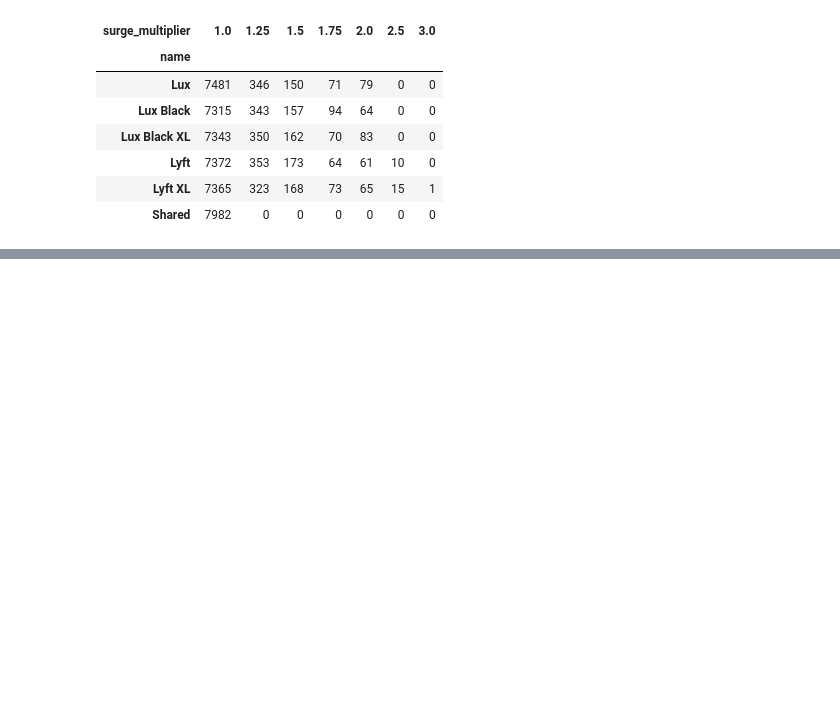
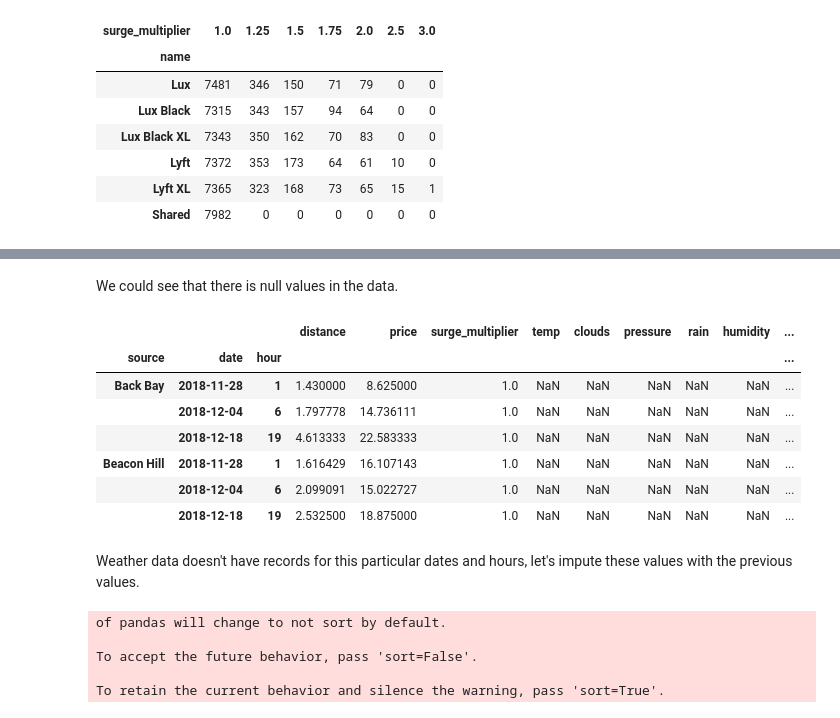
Before and after one commit to hc93/Uber-Lyft-Price-Prediction-With-Surge-Price, a Jupyter notebook: Final project.ipynb, the cells around one changed output, grey strips where cells are left out. Saved outputs shown, nothing was run; the diff lists cells and outputs as text; code cells hidden in the pictures; blank space fills up the shorter version.

```diff
--- a/Final project.ipynb
+++ b/Final project.ipynb
@@ -437,0 +629,9 @@ pd.crosstab(lyft['name'], lyft['surge_multiplier'])
+# %%
+# weather data supposed to contain 1 record per hour, since it has more than one values for few hours,
+# we took groupby average
+weather_data = weather_data.groupby(['location','date', 'hour']).mean()
+weather_data.reset_index(inplace=True)
+# %%
+#joining 2 datasets together
+merged_data = pd.merge(cab_data, weather_data, how='left', left_on=['source', 'date', 'hour'],
+        right_on=['location', 'date', 'hour'])
@@ -437,0 +658,46 @@ pd.crosstab(lyft['name'], lyft['surge_multiplier'])
+# %% [markdown]
+We could see that there is null values in the data.
+# %%
+merged_data[merged_data.temp.isnull()].groupby(['source', 'date', 'hour']).mean().head(6)
+# %% [output]
+|  |  |  | distance | price | surge_multiplier | temp | clouds | pressure | rain | humidity | ... |
+| source | date | hour |  |  |  |  |  |  |  |  | ... |
+| Back Bay | 2018-11-28 | 1 | 1.430000 | 8.625000 | 1.0 | NaN | NaN | NaN | NaN | NaN | ... |
+|  | 2018-12-04 | 6 | 1.797778 | 14.736111 | 1.0 | NaN | NaN | NaN | NaN | NaN | ... |
+|  | 2018-12-18 | 19 | 4.613333 | 22.583333 | 1.0 | NaN | NaN | NaN | NaN | NaN | ... |
+| Beacon Hill | 2018-11-28 | 1 | 1.616429 | 16.107143 | 1.0 | NaN | NaN | NaN | NaN | NaN | ... |
+|  | 2018-12-04 | 6 | 2.099091 | 15.022727 | 1.0 | NaN | NaN | NaN | NaN | NaN | ... |
+|  | 2018-12-18 | 19 | 2.532500 | 18.875000 | 1.0 | NaN | NaN | NaN | NaN | NaN | ... |
+# %% [markdown]
+Weather data doesn't have records for this particular dates and hours, let's impute these values with the previous values.
+# %%
+df1 = weather_data.loc[
+    (weather_data['date']==datetime.date(2018, 11, 28)) &
+    (weather_data['hour']==0)]
+
+df2 = weather_data.loc[
+    (weather_data['date']==datetime.date(2018, 12, 4)) &
+    (weather_data['hour']==5)]
+df3 = weather_data.loc[
+    (weather_data['date']==datetime.date(2018, 11, 28)) &
+    (weather_data['hour']==2)]
+df4 = weather_data.loc[
+    (weather_data['date']==datetime.date(2018, 12, 4)) &
+    (weather_data['hour']==7)]
+
+
+lookup = pd.concat([df1, df2, df3, df4])
+lookup = lookup.groupby(['hour', 'location', 'date']).mean().reset_index()
+df5 = weather_data.loc[
+    (weather_data['date']==datetime.date(2018, 12, 18)) &
+    (weather_data['hour']==18)]
+
+lookup = pd.concat([lookup, df5])
+lookup['hour'] += 1
+lookup.reset_index(inplace=True)
+# %% [output]
+of pandas will change to not sort by default.
+
+To accept the future behavior, pass 'sort=False'.
+
+To retain the current behavior and silence the warning, pass 'sort=True'.
```
Also changed, not shown: parts of 57 cells of this notebook.
